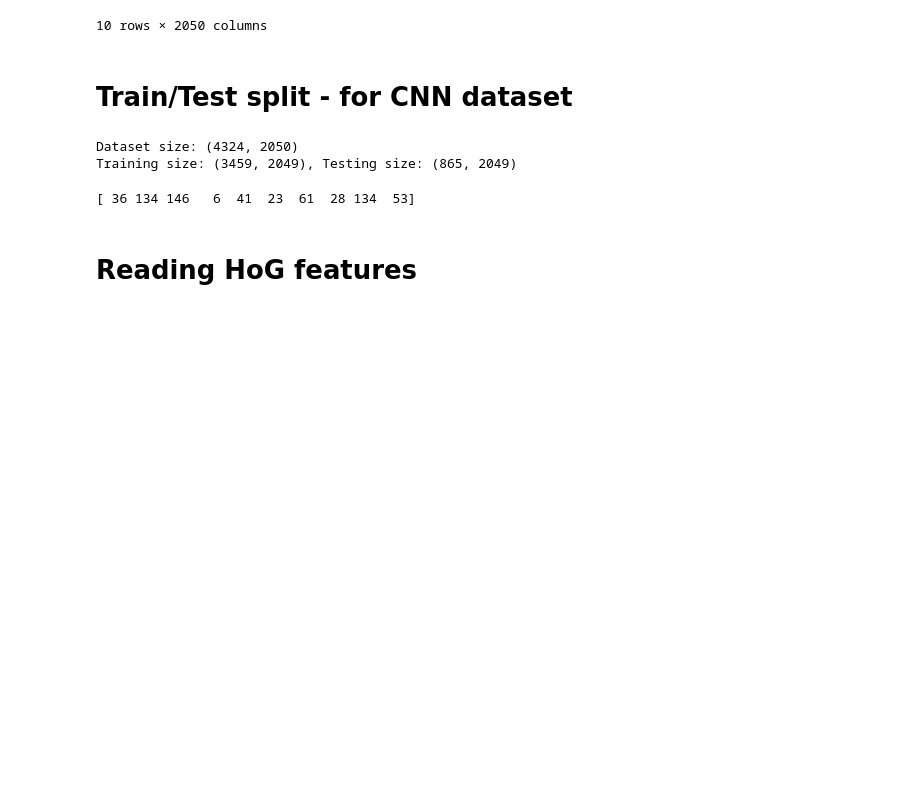
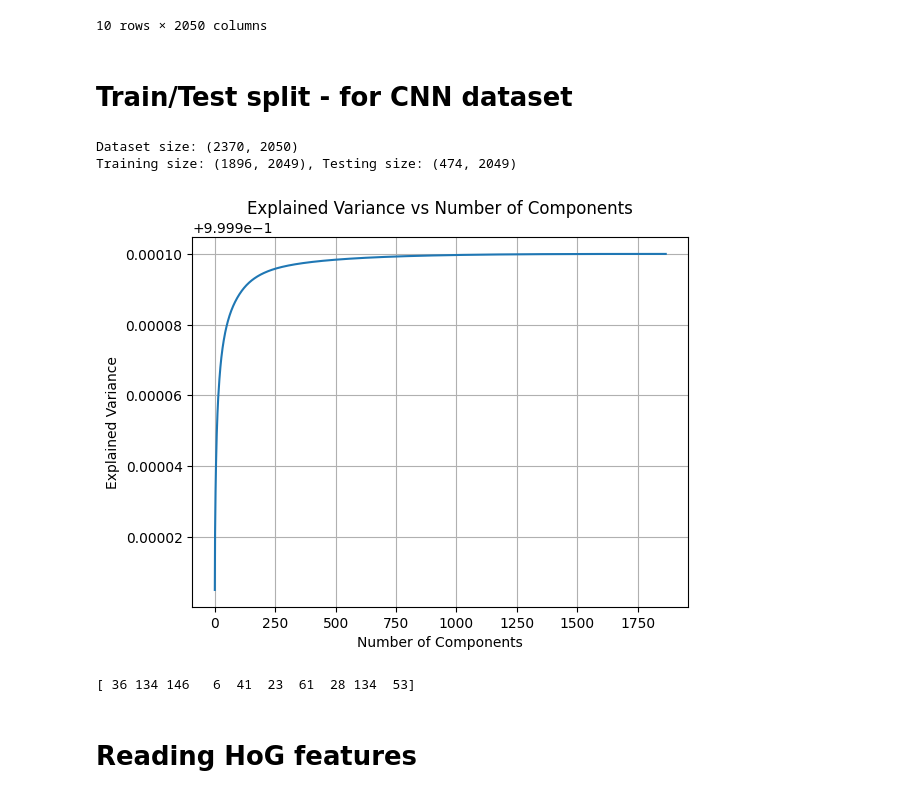
Before and after one commit to AgarwalMayank2/Face_Detection, a Jupyter notebook: applying_ML_algorithms/KNN_PRMLproj.ipynb, the cells around one changed output. Cells and saved outputs as stored; diff of their text form; code cells hidden in the pictures; blank space fills up the shorter version.

```diff
--- a/applying_ML_algorithms/KNN_PRMLproj.ipynb
+++ b/applying_ML_algorithms/KNN_PRMLproj.ipynb
@@ -35,8 +68,8 @@ df_cnn.head(10)
 # Train/Test split - for CNN dataset
 # %%
 # Separate features and labels
-X_cnn = df_cnn.iloc[:, :-1]
-y_cnn = df_cnn.iloc[:, -1]
+X_cnn = filtered_df.iloc[:, :-1]
+y_cnn = filtered_df.iloc[:, -1]
 
 # Encode labels (alphabetically)
 label_encoder = LabelEncoder()
@@ -51,11 +84,34 @@ scaler = StandardScaler()
 X_train_cnn = scaler.fit_transform(X_train_cnn)
 X_test_cnn = scaler.transform(X_test_cnn)
 
-print(f"Dataset size: {df_cnn.shape}")
+print(f"Dataset size: {filtered_df.shape}")
 print(f"Training size: {X_train_cnn.shape}, Testing size: {X_test_cnn.shape}")
 # %% [output]
-Dataset size: (4324, 2050)
-Training size: (3459, 2049), Testing size: (865, 2049)
+Dataset size: (2370, 2050)
+Training size: (1896, 2049), Testing size: (474, 2049)
+# %%
+import numpy as np
+import pandas as pd
+from sklearn.decomposition import PCA
+import matplotlib.pyplot as plt
+
+# Load dataset (assuming it's in a DataFrame)
+df = pd.read_csv("filtered_dataset.csv")  # Replace with actual dataset
+X = df.drop(columns=['2048'])  # Drop the label column if present
+
+# Apply PCA
+pca = PCA()
+pca.fit(X)
+
+# Plot explained variance
+plt.plot(np.cumsum(pca.explained_variance_ratio_))
+plt.xlabel("Number of Components")
+plt.ylabel("Explained Variance")
+plt.title("Explained Variance vs Number of Components")
+plt.grid()
+plt.show()
+# %% [output]
+[figure, added]
 # %%
 print(y_train_cnn[:10])
 # %% [output]
```
Also changed, not shown: parts of 27 cells of this notebook.
